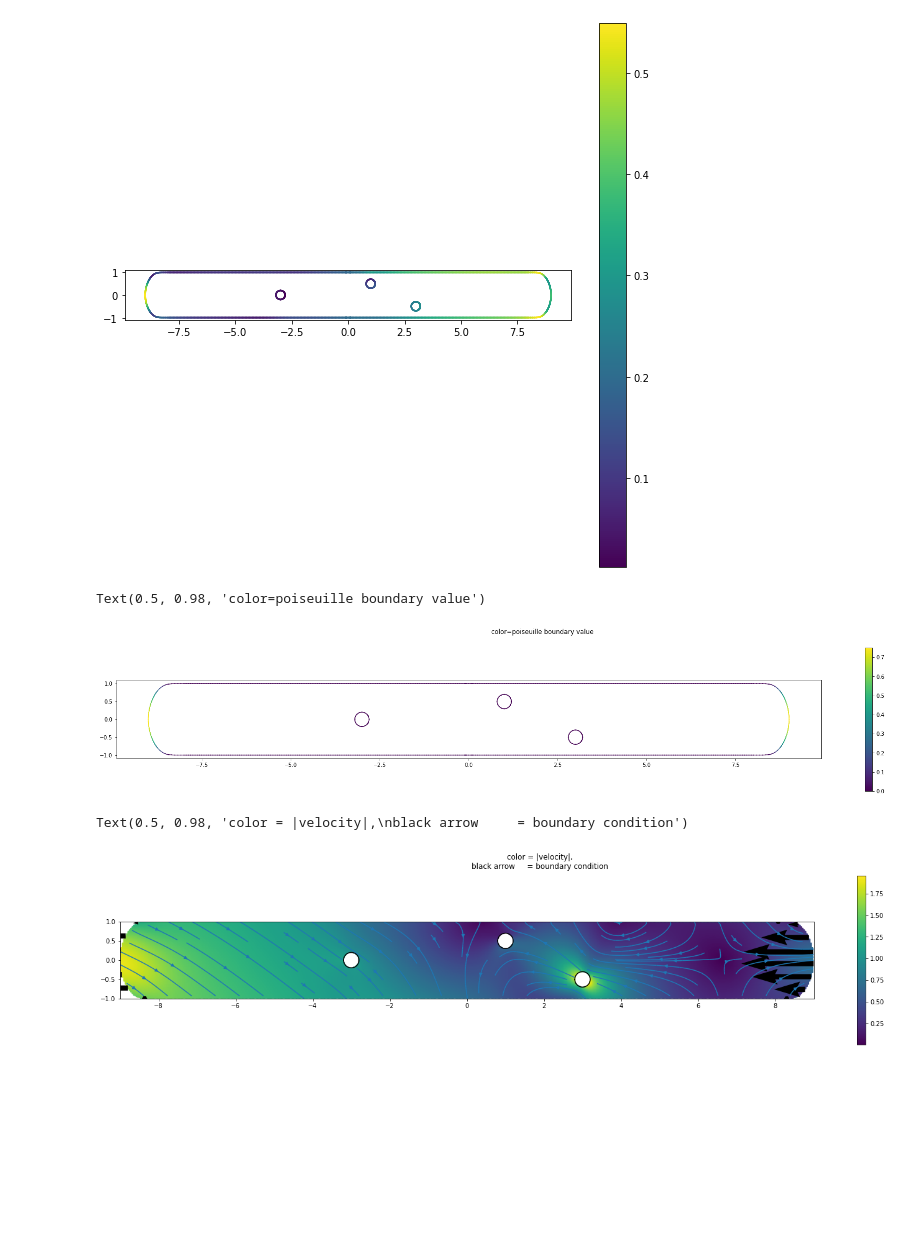
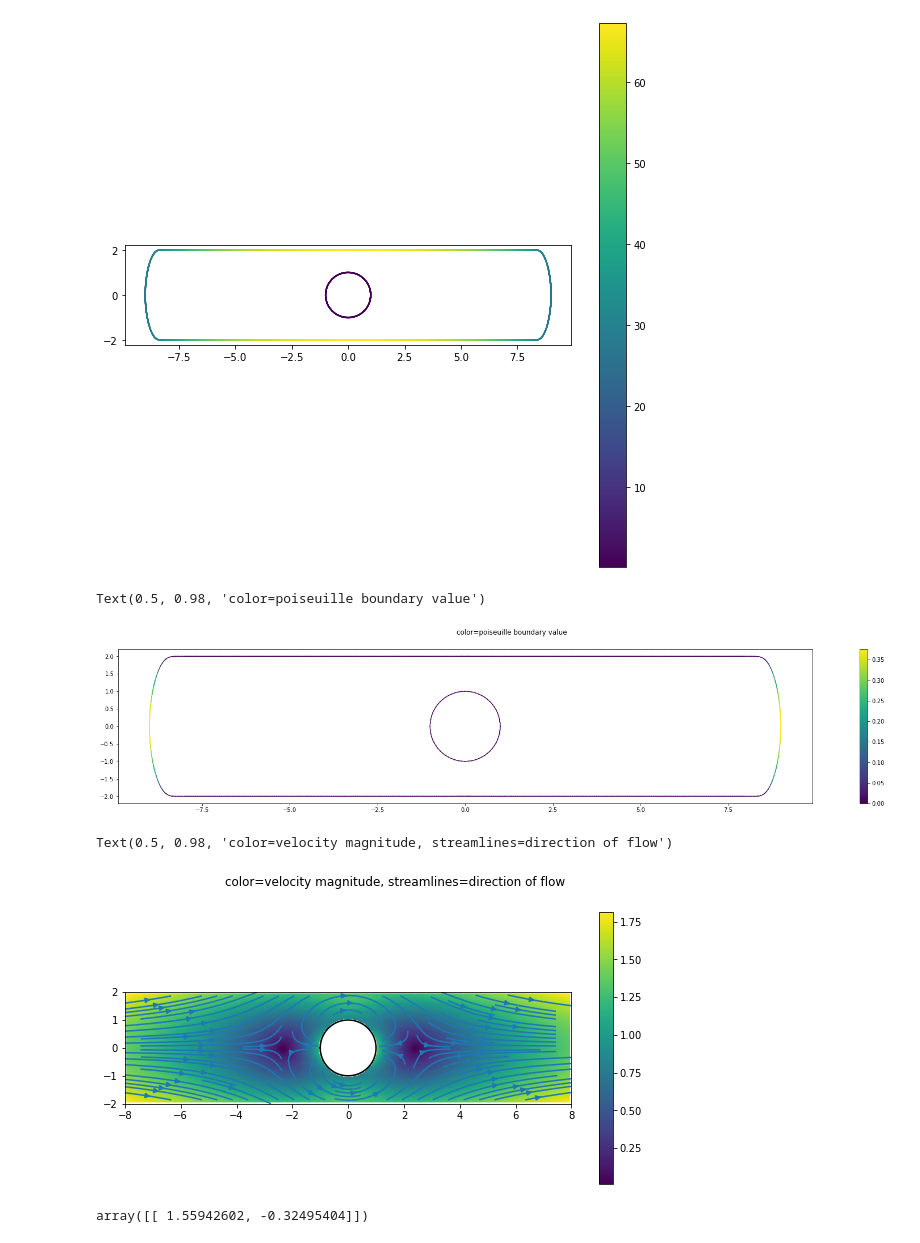
Before and after one commit to WangHaiYang874/stokes2d, a Jupyter notebook: test_multiply_connected copy.ipynb, the cells around one changed output. Drawn from its saved outputs; the diff is of its cells as text; code cells hidden in the pictures; blank space fills up the shorter version.

```diff
--- a/test_multiply_connected copy.ipynb
+++ b/test_multiply_connected copy.ipynb
@@ -12,10 +12,10 @@ from utils import *
 
 from matplotlib.path import Path
 # %%
-p1 = pt(-8,1)
-p2 = pt(8,1)
-p3 = pt(8,-1)
-p4 = pt(-8,-1)
+p1 = pt(-8,-2)
+p2 = pt(8,-2)
+p3 = pt(8,2)
+p4 = pt(-8,2)
 
 pts = [p1, p2, p3, p4]
 
@@ -30,12 +30,12 @@ pipe = SmoothPipe(pts, ls)
 pipe.build_geometry()
 b1 = Boundary(pipe.curves)
 # %%
-c1 = Circle(.2, pt(1,0.5))
-c2 = Circle(.2, pt(-3,0))
-c3 = Circle(.2, pt(3,-0.5))
+c1 = Circle(1, pt(0,0))
+c2 = Circle(-.2, pt(-1,-1))
+c3 = Circle(-.2, pt(1,1))
 
-c = [c1,c2,c3]
-# c = [c1]
+# c = [c1,c2,c3]
+c = [c1]
 [ci.build() for ci in c];
 # %%
 bs = [Boundary([ci]) for ci in c]
@@ -55,7 +55,7 @@ fig.colorbar(ax.scatter(x, y,s=0.1,c=np.abs(the_pipe.omegas[0])))
 ax.set_aspect('equal')
 # ax.scatter(xs, ys,s=1,c='r')
 # %% [output]
-[figure, old version]
+[figure, new version]
 # %%
 t = the_pipe.t
 x = t.real
@@ -67,10 +67,10 @@ ax.set_aspect('equal')
 fig.suptitle('color=poiseuille boundary value')
 # %% [output]
 Text(0.5, 0.98, 'color=poiseuille boundary value')
-[figure, old version]
+[figure, new version]
 # %%
-xs = np.linspace(-9,9,500)
-ys = np.linspace(-1,1,100)
+xs = np.linspace(-8,8,400)
+ys = np.linspace(-2,2,100)
 xs,ys = np.meshgrid(xs,ys)
 
 xs = xs
@@ -79,8 +79,11 @@ ys = ys
 m = Path(np.array((the_pipe.exterior_boundary.t.real, the_pipe.exterior_boundary.t.imag)).T).contains_points(np.array([xs.ravel(),ys.ravel()]).T)
 for ci in c:
     pts = np.array([ci.t.real,ci.t.imag]).T
+    pts = ((pts - ci.aff_trans.b))*1.05 + ci.aff_trans.b
     m &= ~Path(pts).contains_points(np.array([xs.ravel(),ys.ravel()]).T)
 m = m.reshape(xs.shape)
+m &= (np.abs(xs) < 7.94)
+m &= np.abs(ys) < 1.94
 # %%
 U = the_pipe.velocity(xs[m].ravel(),ys[m].ravel(),the_pipe.omegas[0])
 # %%
@@ -102,30 +102,30 @@ pressure -= bp
 # %%
 t = the_pipe.t
 x = t.real
 y = t.imag
 
-fig, ax = plt.subplots(figsize=(25,5))
+fig, ax = plt.subplots(figsize=(10,5))
 # ax.scatter(x, y,s=0.1,c=np.abs(the_pipe.omegas[0]))
 fig.set_facecolor("white")
 ax.set_aspect('equal')
 
 ax.streamplot(xs,ys,u,v)
 
-fig.colorbar(ax.scatter(xs, ys,s=4,c=np.sqrt(u**2+v**2)))
+fig.colorbar(ax.scatter(xs, ys,s=1,c=np.sqrt(u**2+v**2)))
 
-m1 = (y!= 1) & (y!=-1) & (np.abs(x) >7)
-
-bu = the_pipe.boundary_value(0).imag[m1]
-bv = -the_pipe.boundary_value(0).real[m1]
-N = 100
-ax.quiver(x[m1][::100], y[m1][::100],bu[::100],bv[::100])
+m1 = (y!= 1) & (y!=-1) & (np.abs(x) >8)
 
 for ci in c:
     ax.plot(ci.t.real,ci.t.imag,c='black')
-fig.suptitle('color = |velocity|,\nblack arrow     = boundary condition')
+fig.suptitle('color=velocity magnitude, streamlines=direction of flow')
 # %% [output]
-Text(0.5, 0.98, 'color = |velocity|,\nblack arrow     = boundary condition')
+Text(0.5, 0.98, 'color=velocity magnitude, streamlines=direction of flow')
-[figure, old version]
+[figure, new version]
+# %%
+x, y = 6, 1.95
+the_pipe.velocity(np.array([x]),np.array([y]),the_pipe.omegas[0])
+# %% [output]
+array([[ 1.55942602, -0.32495404]])
 # %%
 t = the_pipe.t
 x = t.real
```
Also changed, not shown: parts of 7 cells of this notebook, 5 other files.
